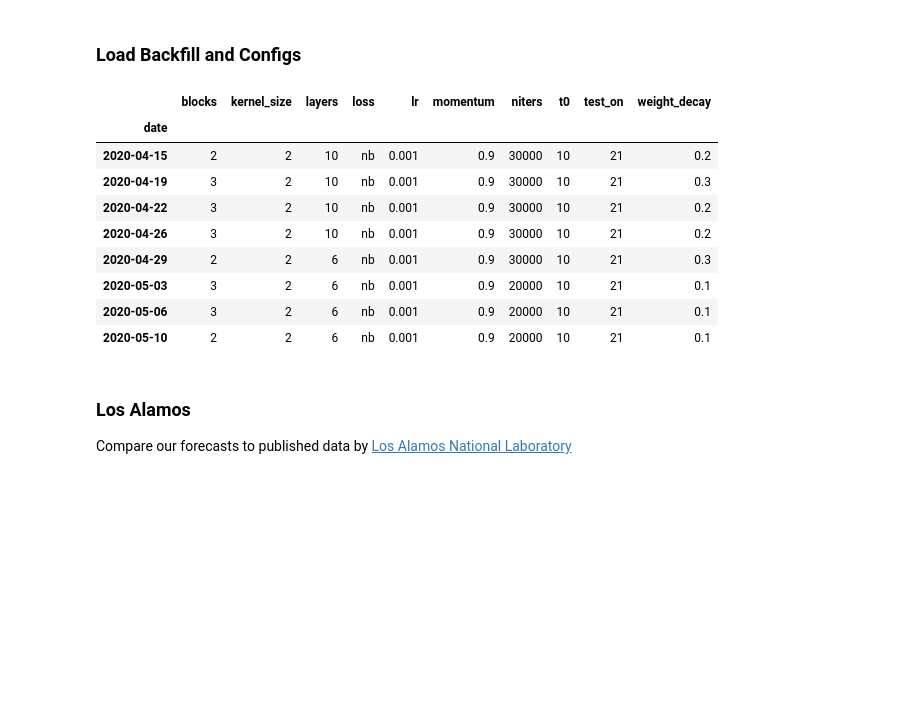
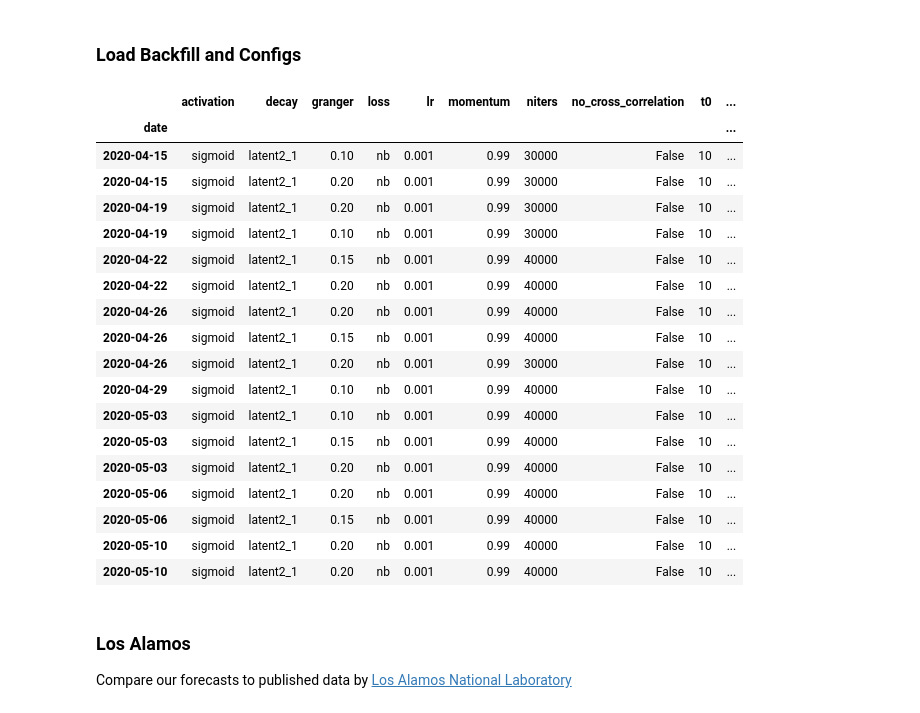
Before and after one commit to facebookresearch/covid19_spread, a Jupyter notebook: notebooks/Backtest US.ipynb, the cells around one changed output. Cells and saved outputs as stored; diff of their text form; code cells hidden in the pictures; blank space fills up the shorter version.

```diff
--- a/notebooks/Backtest US.ipynb
+++ b/notebooks/Backtest US.ipynb
@@ -169,44 +145,57 @@ show(p)
 #job = "us/2020_05_09_18_49"
 #job = "us/2020_05_12_16_02"
 #job = "us/2020_05_17_16_27" ## ok
 job = "us/2020_05_19_20_28" ## ok
 #job = "us/2020_05_23_08_43"
 #job = "us/2020_05_25_19_41"
 #job = "us/2020_05_25_20_08"
 #job = "us/2020_05_25_20_43"
 job = "us/2020_05_25_20_55"
 #job = "us/2020_05_25_21_20"
 #job = "us/2020_05_25_21_30"
 job = "us/2020_05_30_18_35"
 job = "us/2020_05_30_20_10"
 job = "us/2020_05_30_20_48"
 #job = "us/2020_05_30_21_21"
 job = "us/2020_05_31_14_08"
 job = "us/2020_06_01_20_15"
 #job = "us/2020_06_02_17_00"
 job = "us/2020_06_02_21_36"
 job = "us/2020_06_03_13_08"
 #job = "us/2020_06_03_13_52"
 #job = "us/2020_06_03_14_46"
 job = "us/2020_06_04_08_45"
 job = "us/2020_06_05_15_06"
 job = "us/2020_06_06_18_26"
-job = ""
+job = "us/2020_06_08_20_20"
+job = "us/2020_06_12_13_15"
+job = "us/2020_06_13_20_20"
+job = "us/2020_06_17_18_48"
+job = "us/2020_06_17_21_10"
 
 #fs, cfgs = load_backfill(job, model='ar', indicator="*_forecast.csv", forecast="final_model_best_mae_forecast.csv")
 fs, cfgs = load_backfill(job, model='car', forecast="../forecasts/forecast_best_rmse.csv")
 cfgs.drop(columns=['fdat', 'fpop', 'job'])
 # %% [output]
-|  | blocks | kernel_size | layers | loss | lr | momentum | niters | t0 | test_on | weight_decay |
-| date |  |  |  |  |  |  |  |  |  |  |
-| 2020-04-15 | 2 | 2 | 10 | nb | 0.001 | 0.9 | 30000 | 10 | 21 | 0.2 |
-| 2020-04-19 | 3 | 2 | 10 | nb | 0.001 | 0.9 | 30000 | 10 | 21 | 0.3 |
-| 2020-04-22 | 3 | 2 | 10 | nb | 0.001 | 0.9 | 30000 | 10 | 21 | 0.2 |
-| 2020-04-26 | 3 | 2 | 10 | nb | 0.001 | 0.9 | 30000 | 10 | 21 | 0.2 |
-| 2020-04-29 | 2 | 2 | 6 | nb | 0.001 | 0.9 | 30000 | 10 | 21 | 0.3 |
-| 2020-05-03 | 3 | 2 | 6 | nb | 0.001 | 0.9 | 20000 | 10 | 21 | 0.1 |
-| 2020-05-06 | 3 | 2 | 6 | nb | 0.001 | 0.9 | 20000 | 10 | 21 | 0.1 |
-| 2020-05-10 | 2 | 2 | 6 | nb | 0.001 | 0.9 | 20000 | 10 | 21 | 0.1 |
+|  | activation | decay | granger | loss | lr | momentum | niters | no_cross_correlation | t0 | ... |
+| date |  |  |  |  |  |  |  |  |  | ... |
+| 2020-04-15 | sigmoid | latent2_1 | 0.10 | nb | 0.001 | 0.99 | 30000 | False | 10 | ... |
+| 2020-04-15 | sigmoid | latent2_1 | 0.20 | nb | 0.001 | 0.99 | 30000 | False | 10 | ... |
+| 2020-04-19 | sigmoid | latent2_1 | 0.20 | nb | 0.001 | 0.99 | 30000 | False | 10 | ... |
+| 2020-04-19 | sigmoid | latent2_1 | 0.10 | nb | 0.001 | 0.99 | 30000 | False | 10 | ... |
+| 2020-04-22 | sigmoid | latent2_1 | 0.15 | nb | 0.001 | 0.99 | 40000 | False | 10 | ... |
+| 2020-04-22 | sigmoid | latent2_1 | 0.20 | nb | 0.001 | 0.99 | 40000 | False | 10 | ... |
+| 2020-04-26 | sigmoid | latent2_1 | 0.20 | nb | 0.001 | 0.99 | 40000 | False | 10 | ... |
+| 2020-04-26 | sigmoid | latent2_1 | 0.15 | nb | 0.001 | 0.99 | 40000 | False | 10 | ... |
+| 2020-04-26 | sigmoid | latent2_1 | 0.20 | nb | 0.001 | 0.99 | 30000 | False | 10 | ... |
+| 2020-04-29 | sigmoid | latent2_1 | 0.10 | nb | 0.001 | 0.99 | 40000 | False | 10 | ... |
+| 2020-05-03 | sigmoid | latent2_1 | 0.10 | nb | 0.001 | 0.99 | 40000 | False | 10 | ... |
+| 2020-05-03 | sigmoid | latent2_1 | 0.15 | nb | 0.001 | 0.99 | 40000 | False | 10 | ... |
+| 2020-05-03 | sigmoid | latent2_1 | 0.20 | nb | 0.001 | 0.99 | 40000 | False | 10 | ... |
+| 2020-05-06 | sigmoid | latent2_1 | 0.20 | nb | 0.001 | 0.99 | 40000 | False | 10 | ... |
+| 2020-05-06 | sigmoid | latent2_1 | 0.15 | nb | 0.001 | 0.99 | 40000 | False | 10 | ... |
+| 2020-05-10 | sigmoid | latent2_1 | 0.20 | nb | 0.001 | 0.99 | 40000 | False | 10 | ... |
+| 2020-05-10 | sigmoid | latent2_1 | 0.20 | nb | 0.001 | 0.99 | 40000 | False | 10 | ... |
 # %% [markdown]
 ### Los Alamos
 
```
Also changed, not shown: parts of 5 cells of this notebook, 1 other file.
